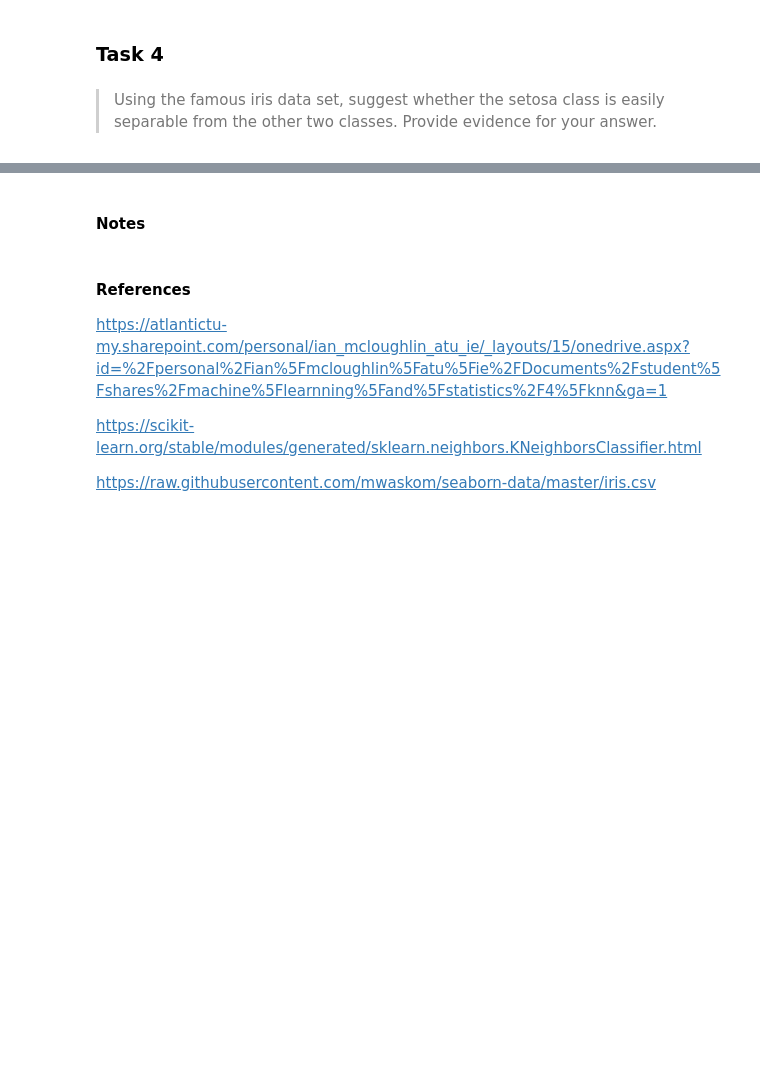
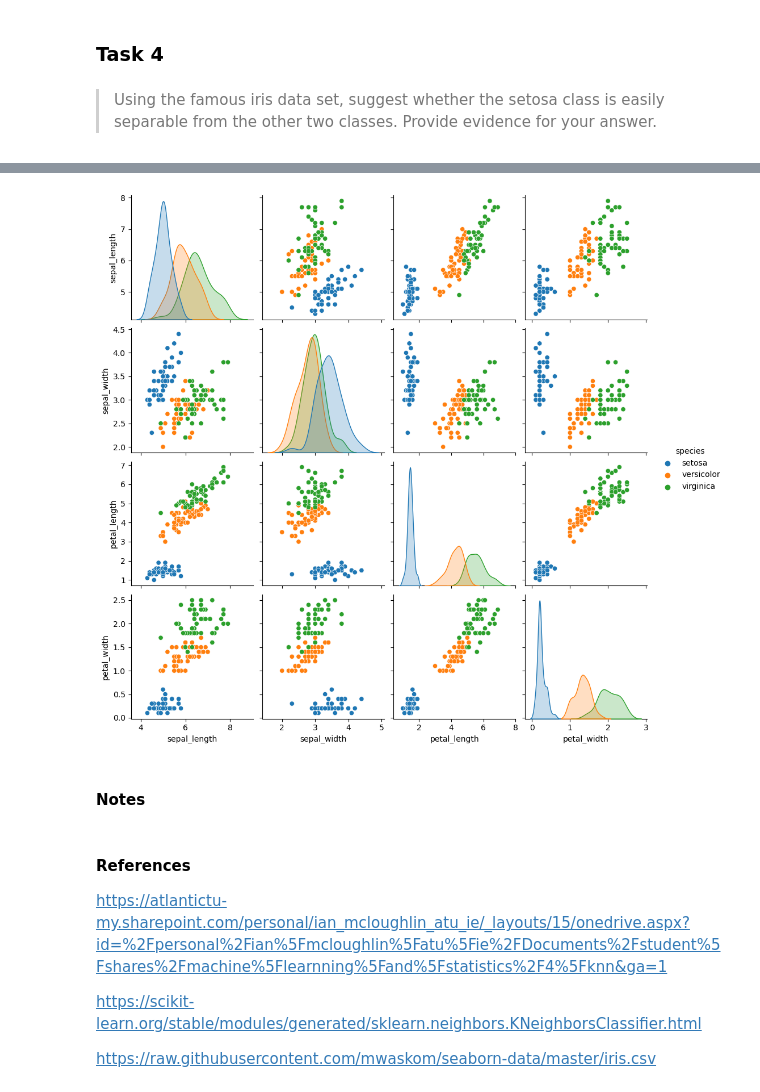
Before and after one commit to Tanjasta/Machine-Learning-and-Statistics, a Jupyter notebook: tasks.ipynb, the cells around one changed output, grey strips where cells are left out. Drawn from its saved outputs; the diff is of its cells as text; code cells hidden in the pictures; blank space fills up the shorter version.

Commit message:
pairplot created for task4

```diff
--- a/tasks.ipynb
+++ b/tasks.ipynb
@@ -212,0 +218,4 @@ for your answer.
+# %%
+# Loading the Iris dataset for visualisation
+df=pd.read_csv("https://raw.githubusercontent.com/mwaskom/seaborn-data/master/iris.csv")
+df
@@ -213,3 +236,9 @@ for your answer.
+# %%
+# Creating pairplot to visualize relationships between features
+sns.pairplot(df, hue="species")
+plt.show()
+# %% [output]
+[figure, added]
 # %% [markdown]
 #### Notes
 # %% [markdown]
```
Also changed, not shown: parts of 2 cells of this notebook.
